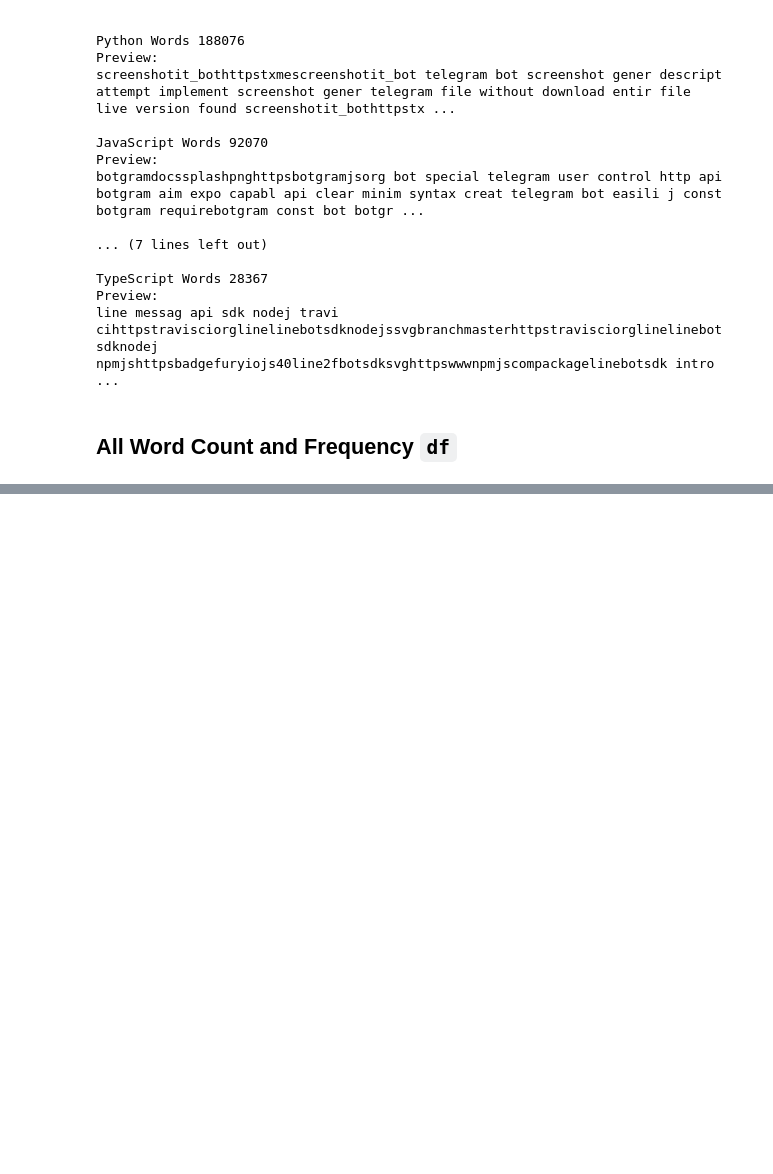
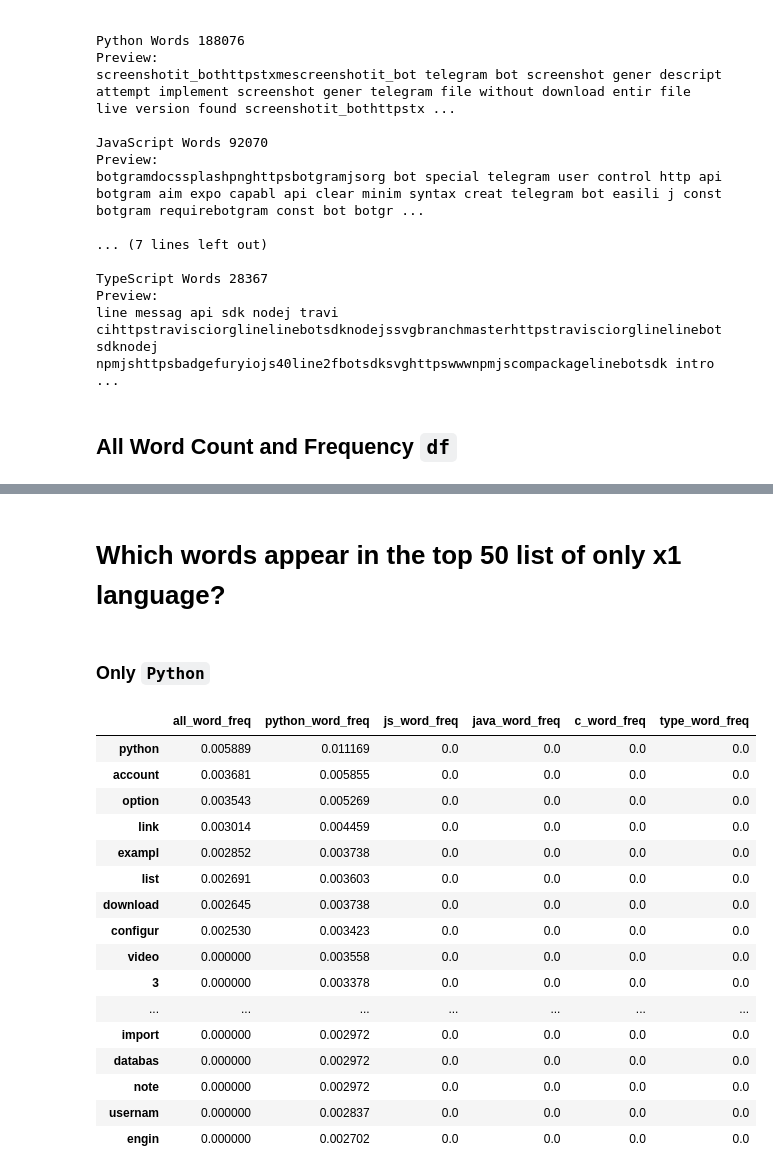
Before and after one commit to NLP-Project-Hopper2/NLP-Project-Hopper2, a Jupyter notebook: stephanies_notebook.ipynb, the cells around one changed output, grey strips where cells are left out. Saved outputs shown, nothing was run; the diff lists cells and outputs as text; code cells hidden in the pictures; blank space fills up the shorter version.

```diff
--- a/stephanies_notebook.ipynb
+++ b/stephanies_notebook.ipynb
@@ -376,0 +285,10 @@ MergeError: Can not pass on, right_on, left_on or set right_index=True or left_i
+# %%
+# creating a df for the word count and frequency
+# word count
+df_java_count = pd.DataFrame(pd.Series(java_words.split()).value_counts(), columns = ['java_word_cnt']).head(50)
+
+# word frequency
+df_java_count['java_word_freq'] = pd.Series(java_words.split()).value_counts(normalize = True).head(50)
+
+# df view
+df_java_count
@@ -376,0 +315,10 @@ MergeError: Can not pass on, right_on, left_on or set right_index=True or left_i
+# %%
+# creating a df for the word count and frequency
+# word count
+df_c_count = pd.DataFrame(pd.Series(c_words.split()).value_counts(), columns = ['c_word_cnt']).head(50)
+
+# word frequency
+df_c_count['c_word_freq'] = pd.Series(c_words.split()).value_counts(normalize = True).head(50)
+
+# df view
+df_c_count
@@ -376,0 +345,10 @@ MergeError: Can not pass on, right_on, left_on or set right_index=True or left_i
+# %%
+# creating a df for the word count and frequency
+# word count
+df_type_count = pd.DataFrame(pd.Series(type_words.split()).value_counts(), columns = ['type_word_cnt']).head(50)
+
+# word frequency
+df_type_count['type_word_freq'] = pd.Series(type_words.split()).value_counts(normalize = True).head(50)
+
+# df view
+df_type_count
@@ -376,0 +373,7 @@ MergeError: Can not pass on, right_on, left_on or set right_index=True or left_i
+# %%
+# creating df of top 50 word frequencies for each language
+df_word_counts = pd.concat([df_all_count.all_word_freq, df_python_count.python_word_freq,\
+          df_js_count.js_word_freq, df_java_count.java_word_freq,\
+          df_c_count.c_word_freq, df_type_count.type_word_freq], axis = 1).fillna(0)
+
+df_word_counts
@@ -376,0 +416,26 @@ MergeError: Can not pass on, right_on, left_on or set right_index=True or left_i
+# %% [markdown]
+# Which words appear in the top 50 list of only x1 language?
+# %% [markdown]
+### Only `Python`
+# %%
+df_word_counts[(df_word_counts.python_word_freq > 0) & (df_word_counts.js_word_freq == 0)\
+               & (df_word_counts.java_word_freq == 0) & (df_word_counts.c_word_freq == 0)\
+               & (df_word_counts.type_word_freq == 0)]
+# %% [output]
+|  | all_word_freq | python_word_freq | js_word_freq | java_word_freq | c_word_freq | type_word_freq |
+| python | 0.005889 | 0.011169 | 0.0 | 0.0 | 0.0 | 0.0 |
+| account | 0.003681 | 0.005855 | 0.0 | 0.0 | 0.0 | 0.0 |
+| option | 0.003543 | 0.005269 | 0.0 | 0.0 | 0.0 | 0.0 |
+| link | 0.003014 | 0.004459 | 0.0 | 0.0 | 0.0 | 0.0 |
+| exampl | 0.002852 | 0.003738 | 0.0 | 0.0 | 0.0 | 0.0 |
+| list | 0.002691 | 0.003603 | 0.0 | 0.0 | 0.0 | 0.0 |
+| download | 0.002645 | 0.003738 | 0.0 | 0.0 | 0.0 | 0.0 |
+| configur | 0.002530 | 0.003423 | 0.0 | 0.0 | 0.0 | 0.0 |
+| video | 0.000000 | 0.003558 | 0.0 | 0.0 | 0.0 | 0.0 |
+| 3 | 0.000000 | 0.003378 | 0.0 | 0.0 | 0.0 | 0.0 |
+| ... | ... | ... | ... | ... | ... | ... |
+| import | 0.000000 | 0.002972 | 0.0 | 0.0 | 0.0 | 0.0 |
+| databas | 0.000000 | 0.002972 | 0.0 | 0.0 | 0.0 | 0.0 |
+| note | 0.000000 | 0.002972 | 0.0 | 0.0 | 0.0 | 0.0 |
+| usernam | 0.000000 | 0.002837 | 0.0 | 0.0 | 0.0 | 0.0 |
+| engin | 0.000000 | 0.002702 | 0.0 | 0.0 | 0.0 | 0.0 |
```
Also changed, not shown: parts of 39 cells of this notebook.
